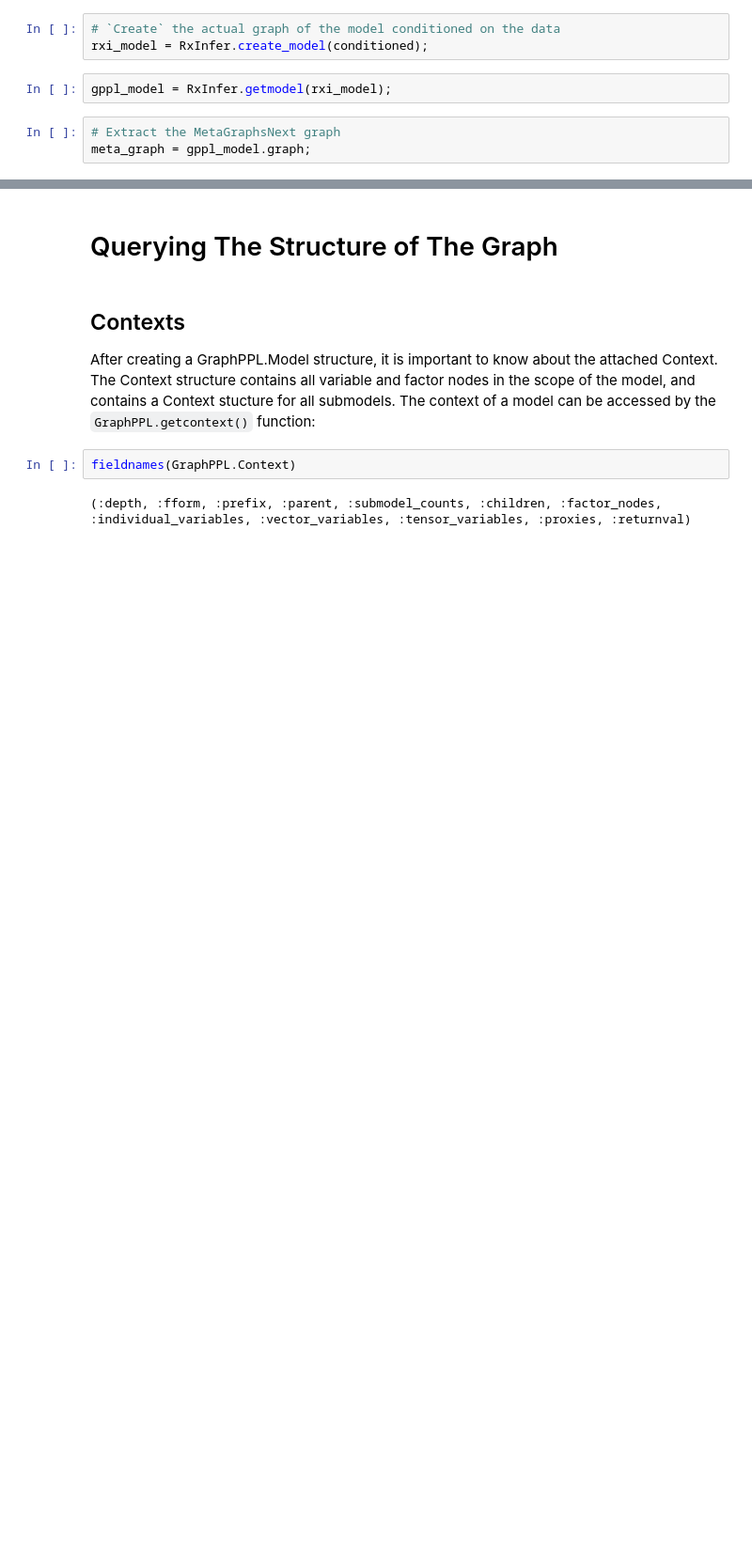
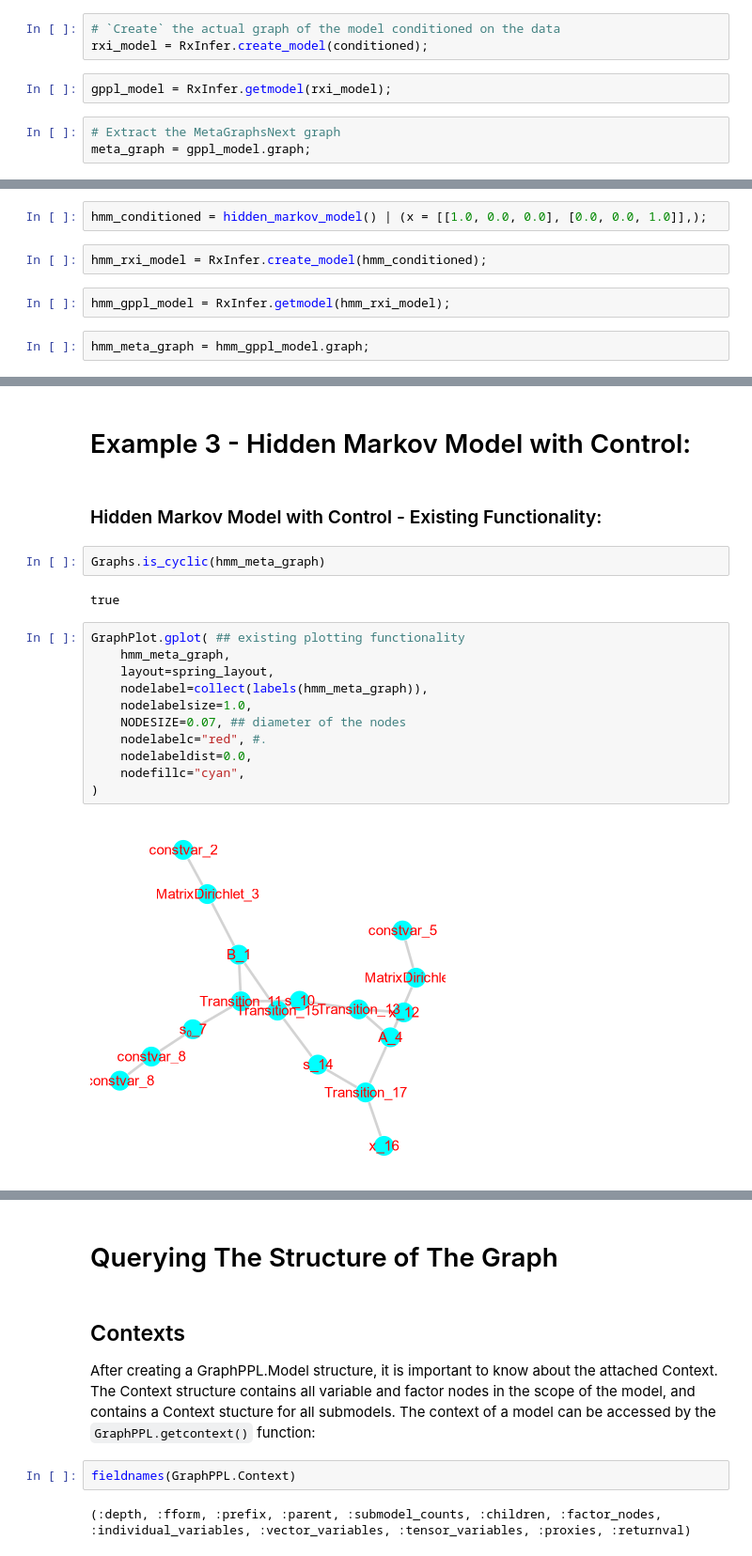
Before and after one commit to FraserP117/ActInf_RxInfer, a Jupyter notebook: GraphViz_GraphPPL_Project_Experimentation.ipynb, the cells around one changed output, grey strips where cells are left out. Shown at 94% size. Drawn from its saved outputs; the diff is of its cells as text; blank space fills up the shorter version.

```diff
--- a/GraphViz_GraphPPL_Project_Experimentation.ipynb
+++ b/GraphViz_GraphPPL_Project_Experimentation.ipynb
@@ -107,0 +123,8 @@ draw(
+# %%
+hmm_conditioned = hidden_markov_model() | (x = [[1.0, 0.0, 0.0], [0.0, 0.0, 1.0]],);
+# %%
+hmm_rxi_model = RxInfer.create_model(hmm_conditioned);
+# %%
+hmm_gppl_model = RxInfer.getmodel(hmm_rxi_model);
+# %%
+hmm_meta_graph = hmm_gppl_model.graph;
@@ -107,0 +1559,21 @@ draw(
+# %% [markdown]
+# Example 3 - Hidden Markov Model with Control:
+# %% [markdown]
+### Hidden Markov Model with Control - Existing Functionality:
+# %%
+Graphs.is_cyclic(hmm_meta_graph)
+# %% [output]
+true
+# %%
+GraphPlot.gplot( ## existing plotting functionality
+    hmm_meta_graph,
+    layout=spring_layout,
+    nodelabel=collect(labels(hmm_meta_graph)),
+    nodelabelsize=1.0,
+    NODESIZE=0.07, ## diameter of the nodes
+    nodelabelc="red", #.
+    nodelabeldist=0.0,
+    nodefillc="cyan",
+)
+# %% [output]
+[figure, added]
```
Also changed, not shown: parts of 190 cells of this notebook, 21 other files.
